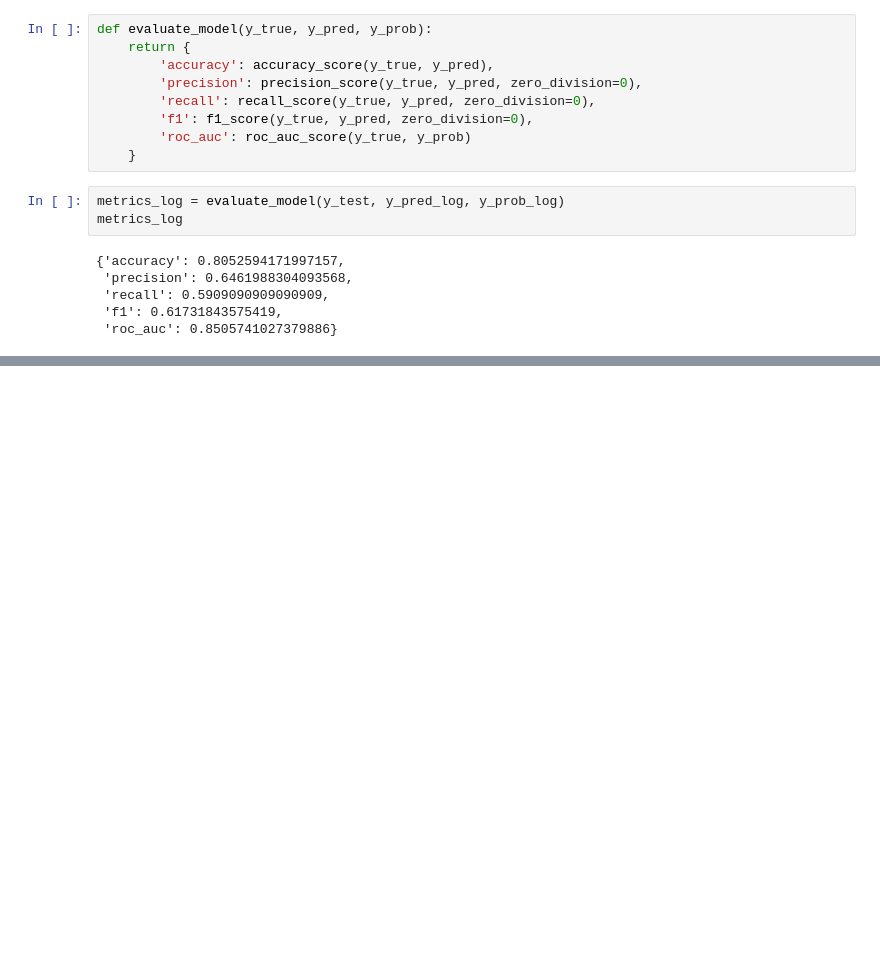
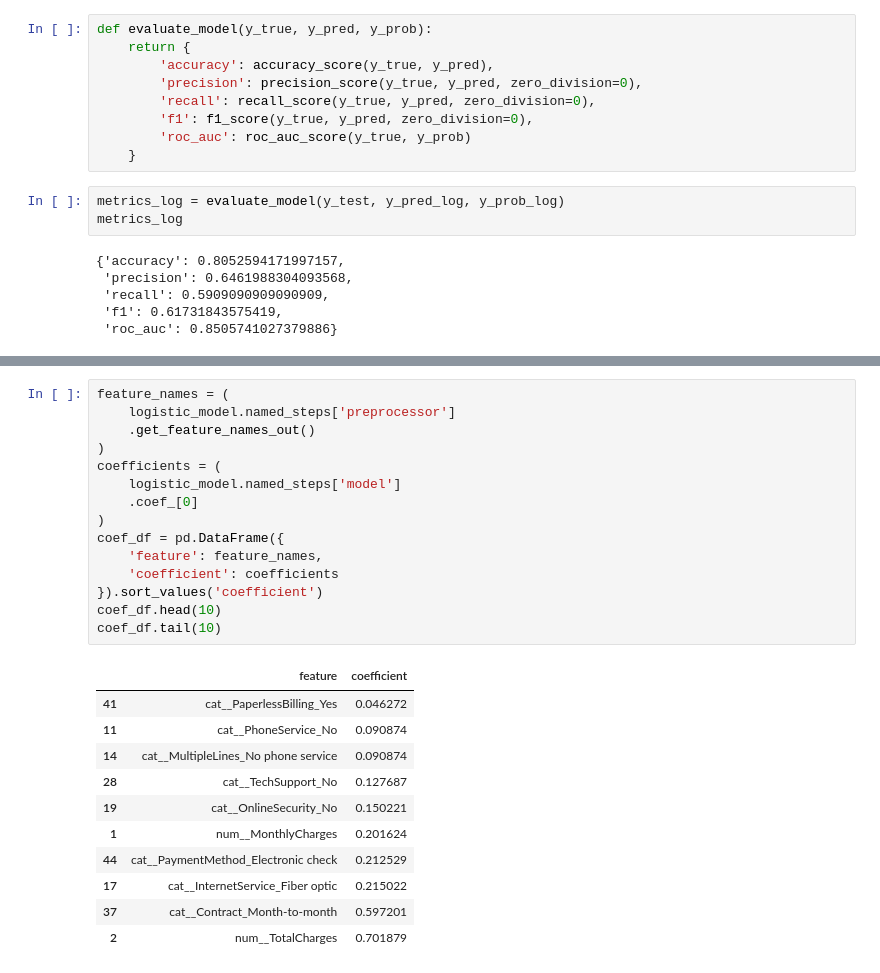
Before and after one commit to YuriGodoy/Telco_Customer_Churn, a Jupyter notebook: notebooks/modelagem.ipynb, the cells around one changed output, grey strips where cells are left out. Saved outputs shown, nothing was run; the diff lists cells and outputs as text; blank space fills up the shorter version.

```diff
--- a/notebooks/modelagem.ipynb
+++ b/notebooks/modelagem.ipynb
@@ -205,0 +288,27 @@ metrics_log
+# %%
+feature_names = (
+    logistic_model.named_steps['preprocessor']
+    .get_feature_names_out()
+)
+coefficients = (
+    logistic_model.named_steps['model']
+    .coef_[0]
+)
+coef_df = pd.DataFrame({
+    'feature': feature_names,
+    'coefficient': coefficients
+}).sort_values('coefficient')
+coef_df.head(10)
+coef_df.tail(10)
+# %% [output]
+|  | feature | coefficient |
+| 41 | cat__PaperlessBilling_Yes | 0.046272 |
+| 11 | cat__PhoneService_No | 0.090874 |
+| 14 | cat__MultipleLines_No phone service | 0.090874 |
+| 28 | cat__TechSupport_No | 0.127687 |
+| 19 | cat__OnlineSecurity_No | 0.150221 |
+| 1 | num__MonthlyCharges | 0.201624 |
+| 44 | cat__PaymentMethod_Electronic check | 0.212529 |
+| 17 | cat__InternetService_Fiber optic | 0.215022 |
+| 37 | cat__Contract_Month-to-month | 0.597201 |
+| 2 | num__TotalCharges | 0.701879 |
```
Also changed, not shown: parts of 12 cells of this notebook.
